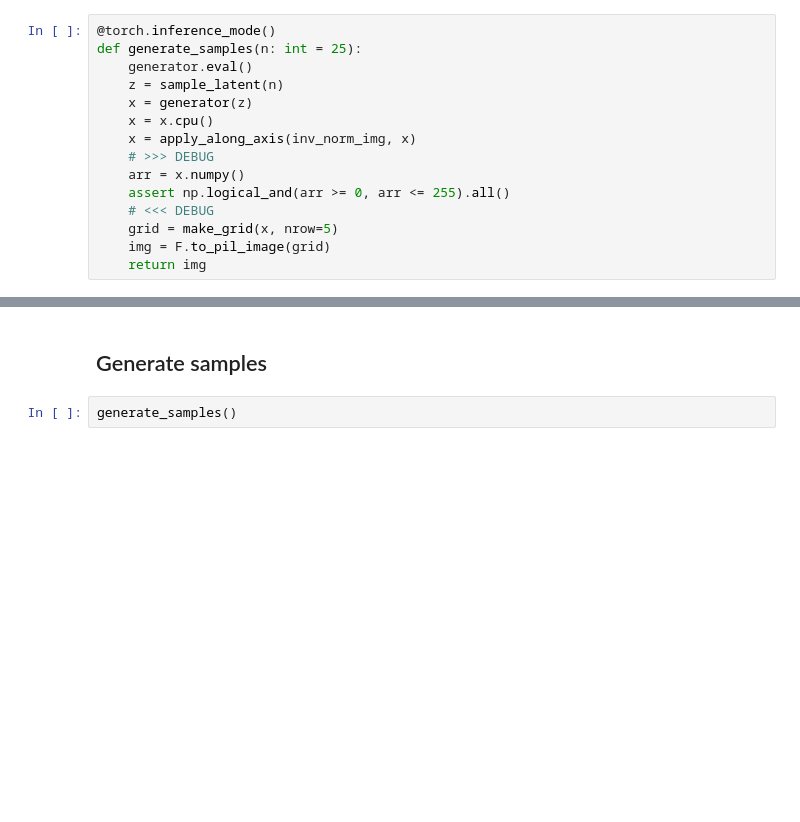
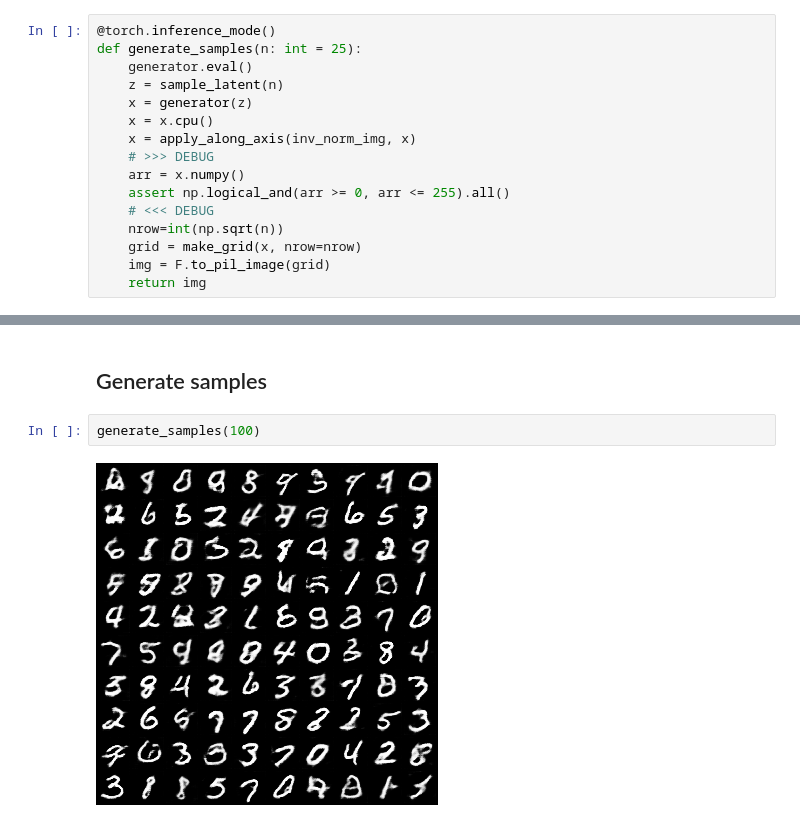
Before and after one commit to Calcifer777/learn-deep-learning, a Jupyter notebook: generative-models/samples/WGAN_PL_mnist.ipynb, the cells around one changed output, grey strips where cells are left out. Cells and saved outputs as stored; diff of their text form; blank space fills up the shorter version.

```diff
--- a/generative-models/samples/WGAN_PL_mnist.ipynb
+++ b/generative-models/samples/WGAN_PL_mnist.ipynb
@@ -355,7 +355,8 @@ def generate_samples(n: int = 25):
     arr = x.numpy()
     assert np.logical_and(arr >= 0, arr <= 255).all()
     # <<< DEBUG
-    grid = make_grid(x, nrow=5)
+    nrow=int(np.sqrt(n))
+    grid = make_grid(x, nrow=nrow)
     img = F.to_pil_image(grid)
     return img
 # %%
@@ -391,4 +390,6 @@ for epoch_id in range(EPOCHS):
 # %% [markdown]
 ## Generate samples
 # %%
-generate_samples()
+generate_samples(100)
+# %% [output]
+[figure, added]
```
Also changed, not shown: parts of 2 cells of this notebook.
